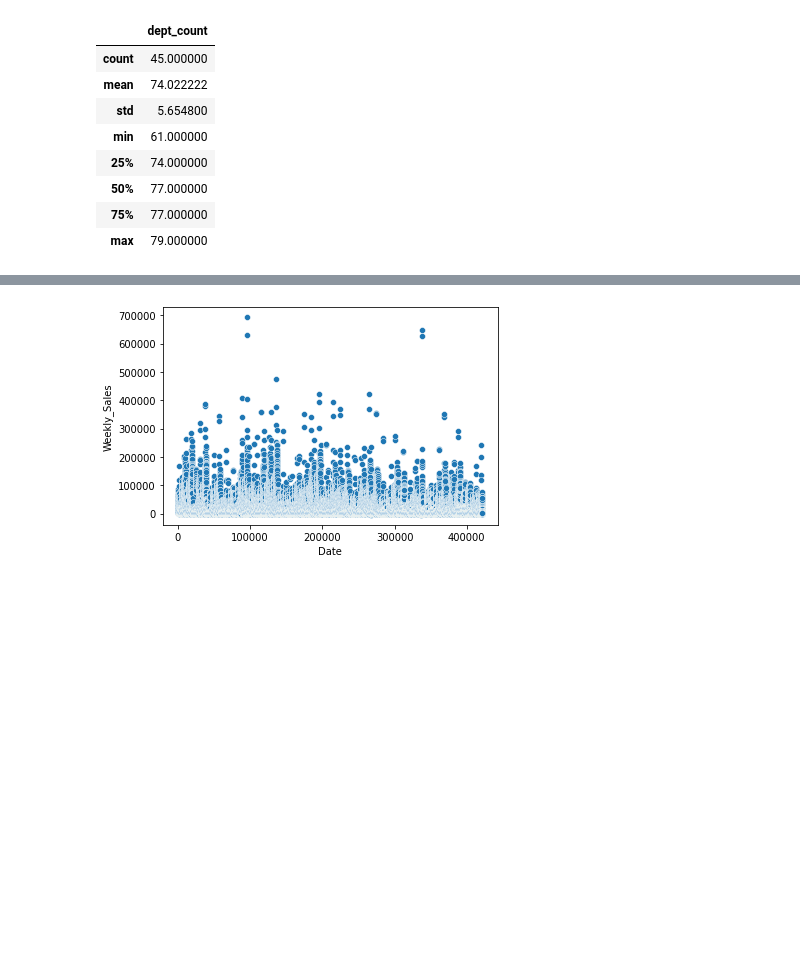
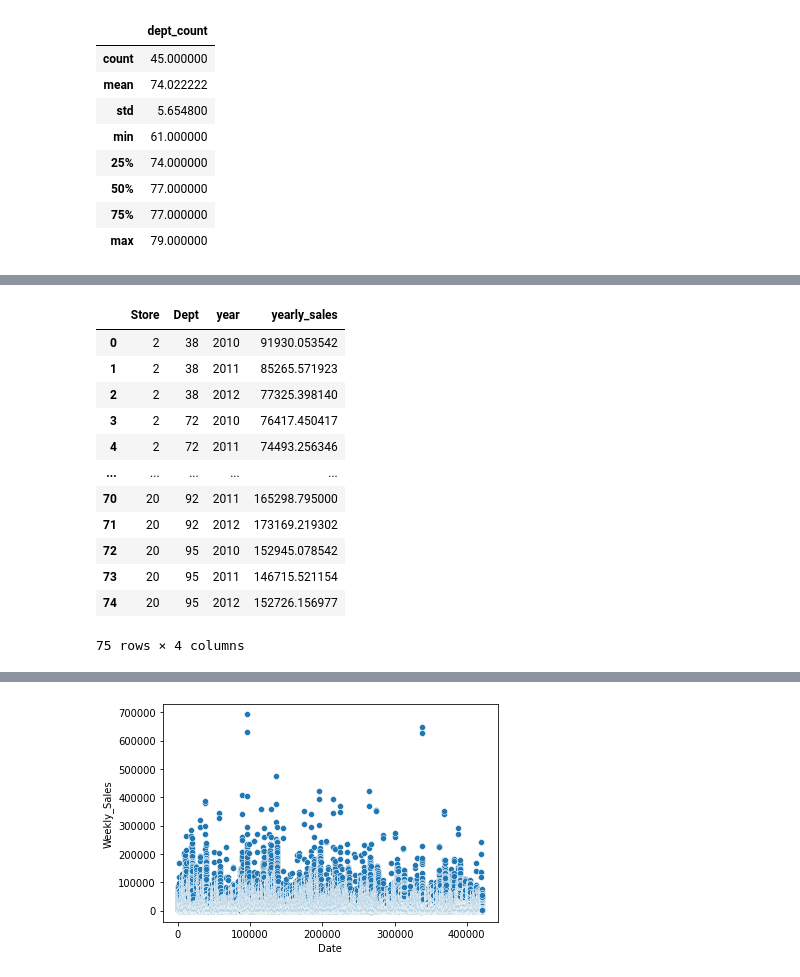
Before and after one commit to jay2jaykp/operation-odessa, a Jupyter notebook: operation_odessa.ipynb, the cells around one changed output, grey strips where cells are left out. Drawn from its saved outputs; the diff is of its cells as text; code cells hidden in the pictures; blank space fills up the shorter version.

```diff
--- a/operation_odessa.ipynb
+++ b/operation_odessa.ipynb
@@ -287,0 +323,18 @@ top_5_dept.sort_values('avg_sales', ascending=False).head()
+# %%
+top_5_yearly = top_5.groupby(['Store', 'Dept', 'year'], as_index=False).agg(yearly_sales=('Weekly_Sales', 'mean'))
+top_5_yearly.reset_index().set_index('year')
+top_5_yearly
+# %% [output]
+|  | Store | Dept | year | yearly_sales |
+| 0 | 2 | 38 | 2010 | 91930.053542 |
+| 1 | 2 | 38 | 2011 | 85265.571923 |
+| 2 | 2 | 38 | 2012 | 77325.398140 |
+| 3 | 2 | 72 | 2010 | 76417.450417 |
+| 4 | 2 | 72 | 2011 | 74493.256346 |
+| ... | ... | ... | ... | ... |
+| 70 | 20 | 92 | 2011 | 165298.795000 |
+| 71 | 20 | 92 | 2012 | 173169.219302 |
+| 72 | 20 | 95 | 2010 | 152945.078542 |
+| 73 | 20 | 95 | 2011 | 146715.521154 |
+| 74 | 20 | 95 | 2012 | 152726.156977 |
+75 rows × 4 columns
```
Also changed, not shown: parts of 11 cells of this notebook.
